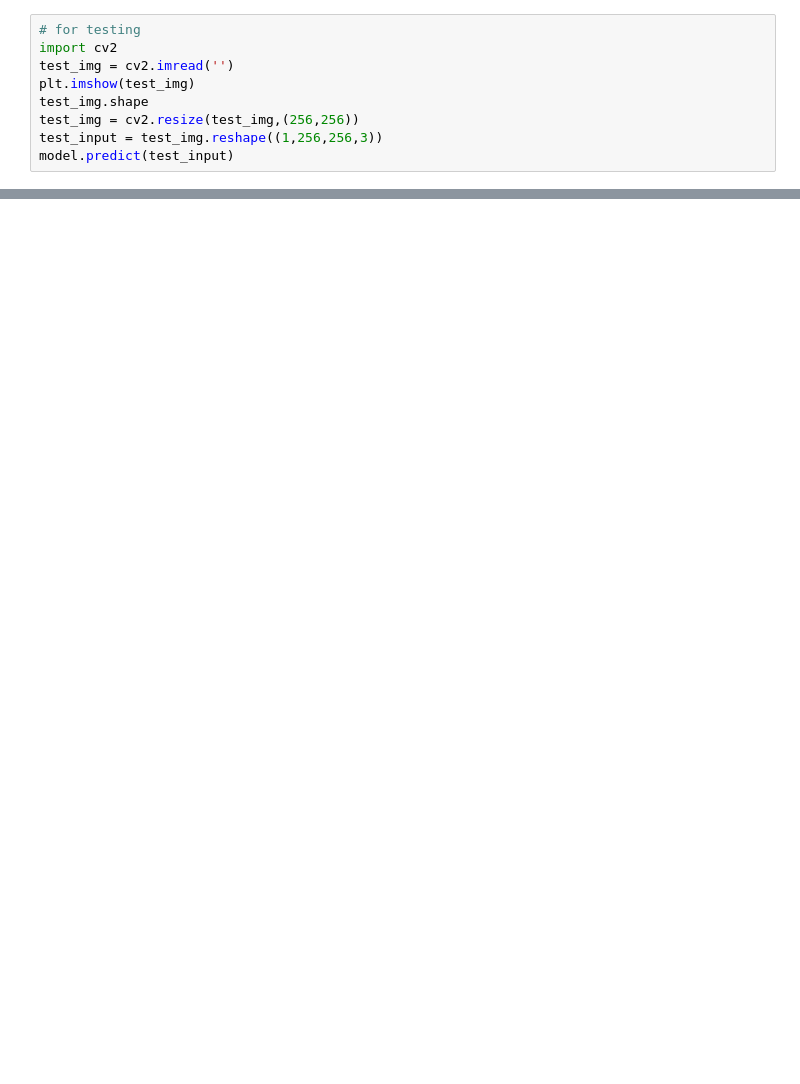
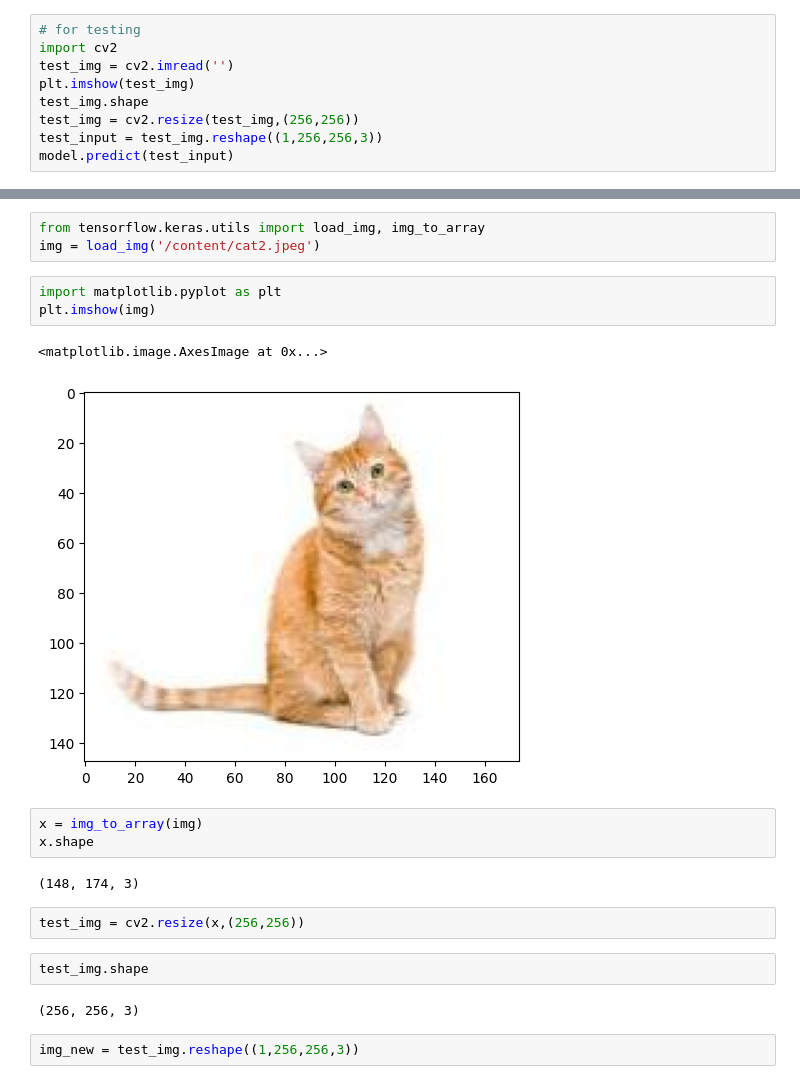
Before and after one commit to Nabarundutta/Machine-Learning, a Jupyter notebook: Cat_vs_Dog.ipynb, the cells around one changed output, grey strips where cells are left out. Saved outputs shown, nothing was run; the diff lists cells and outputs as text; blank space fills up the shorter version.

```diff
--- a/Cat_vs_Dog.ipynb
+++ b/Cat_vs_Dog.ipynb
@@ -115,0 +150,22 @@ model.predict(test_input)
+# %%
+from tensorflow.keras.utils import load_img, img_to_array
+img = load_img('/content/cat2.jpeg')
+# %%
+import matplotlib.pyplot as plt
+plt.imshow(img)
+# %% [output]
+<matplotlib.image.AxesImage at 0x...>
+[figure, added]
+# %%
+x = img_to_array(img)
+x.shape
+# %% [output]
+(148, 174, 3)
+# %%
+test_img = cv2.resize(x,(256,256))
+# %%
+test_img.shape
+# %% [output]
+(256, 256, 3)
+# %%
+img_new = test_img.reshape((1,256,256,3))
```
Also changed, not shown: parts of 6 cells of this notebook.
